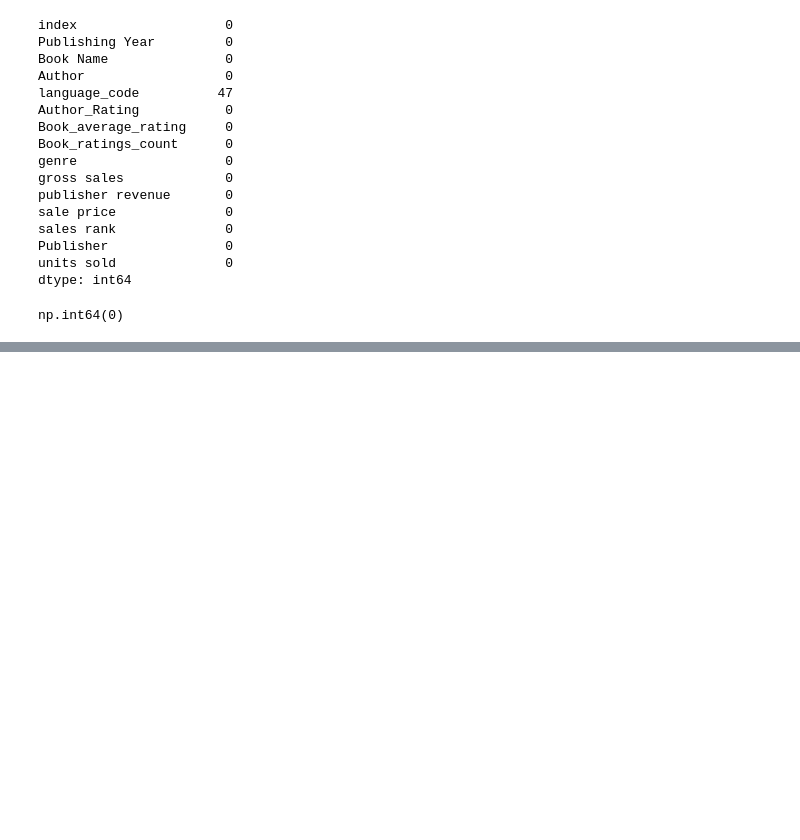
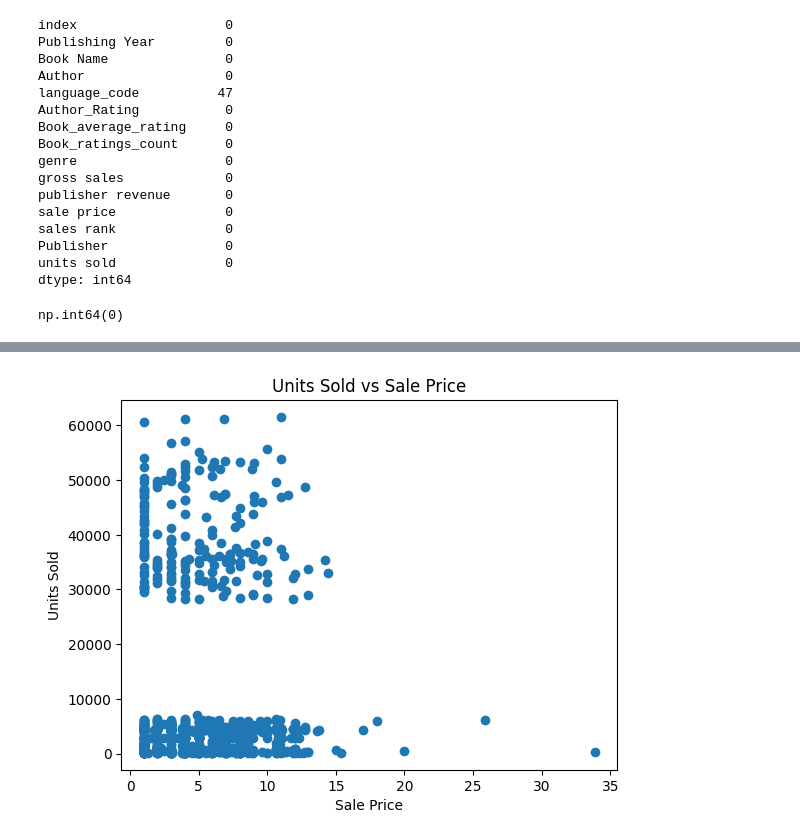
Before and after one commit to Abdul-Rafay-web/Data-Wrangling, a Jupyter notebook: Books Data Analysis and EDA/books_data_analysis.ipynb, the cells around one changed output, grey strips where cells are left out. Cells and saved outputs as stored; diff of their text form; code cells hidden in the pictures; blank space fills up the shorter version.

```diff
--- a/Books Data Analysis and EDA/books_data_analysis.ipynb
+++ b/Books Data Analysis and EDA/books_data_analysis.ipynb
@@ -57,0 +95,8 @@ AttributeError: 'DataFrame' object has no attribute 'unique'
+# %%
+plt.scatter(df['sale price'],df['units sold'])
+plt.xlabel("Sale Price")
+plt.ylabel("Units Sold")
+plt.title("Units Sold vs Sale Price")
+plt.show()
+# %% [output]
+[figure, added]
```
Also changed, not shown: parts of 6 cells of this notebook.
